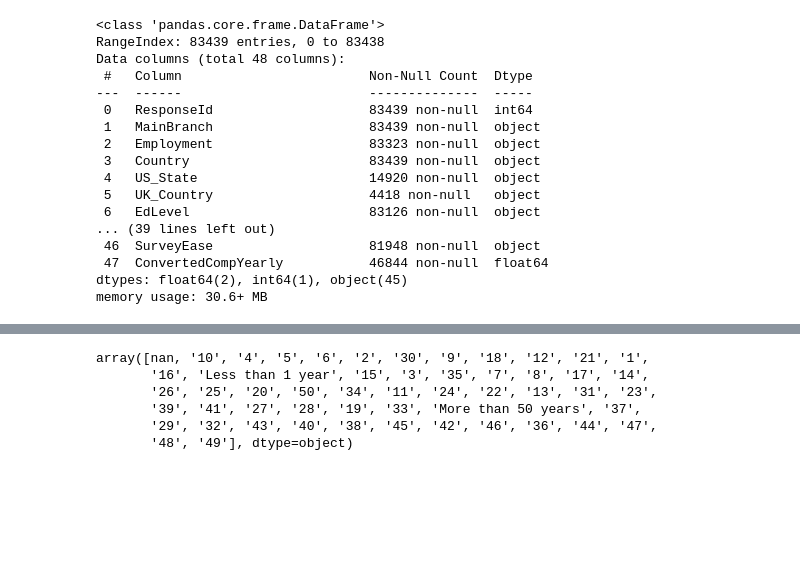
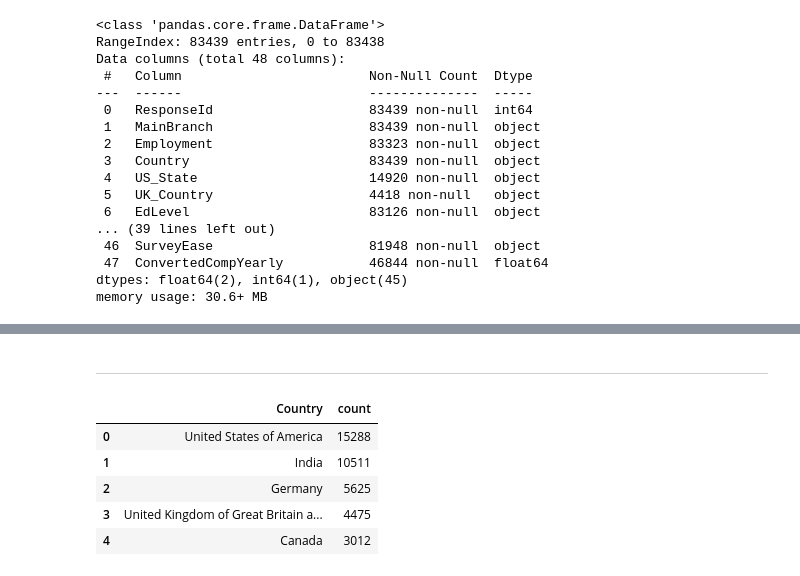
Before and after one commit to esraasayed98/E2E_DS_Project, a Jupyter notebook: notebooks/00. Exploration.ipynb, the cells around one changed output, grey strips where cells are left out. Cells and saved outputs as stored; diff of their text form; code cells hidden in the pictures; blank space fills up the shorter version.

```diff
--- a/notebooks/00. Exploration.ipynb
+++ b/notebooks/00. Exploration.ipynb
@@ -66,9 +74,13 @@ Name: 60460, dtype: object
-# %%
-df['YearsCodePro'].unique()
-# %% [output]
-array([nan, '10', '4', '5', '6', '2', '30', '9', '18', '12', '21', '1',
-       '16', 'Less than 1 year', '15', '3', '35', '7', '8', '17', '14',
-       '26', '25', '20', '50', '34', '11', '24', '22', '13', '31', '23',
-       '39', '41', '27', '28', '19', '33', 'More than 50 years', '37',
-       '29', '32', '43', '40', '38', '45', '42', '46', '36', '44', '47',
-       '48', '49'], dtype=object)
+# %% [markdown]
+__________________
+# %%
+df_comp = df['Country'].value_counts()
+df_country = pd.DataFrame({'Country':df_comp.index, 'count': df_comp.values})
+df_country.head()
+# %% [output]
+|  | Country | count |
+| 0 | United States of America | 15288 |
+| 1 | India | 10511 |
+| 2 | Germany | 5625 |
+| 3 | United Kingdom of Great Britain a... | 4475 |
+| 4 | Canada | 3012 |
```
Also changed, not shown: parts of 28 cells of this notebook.
